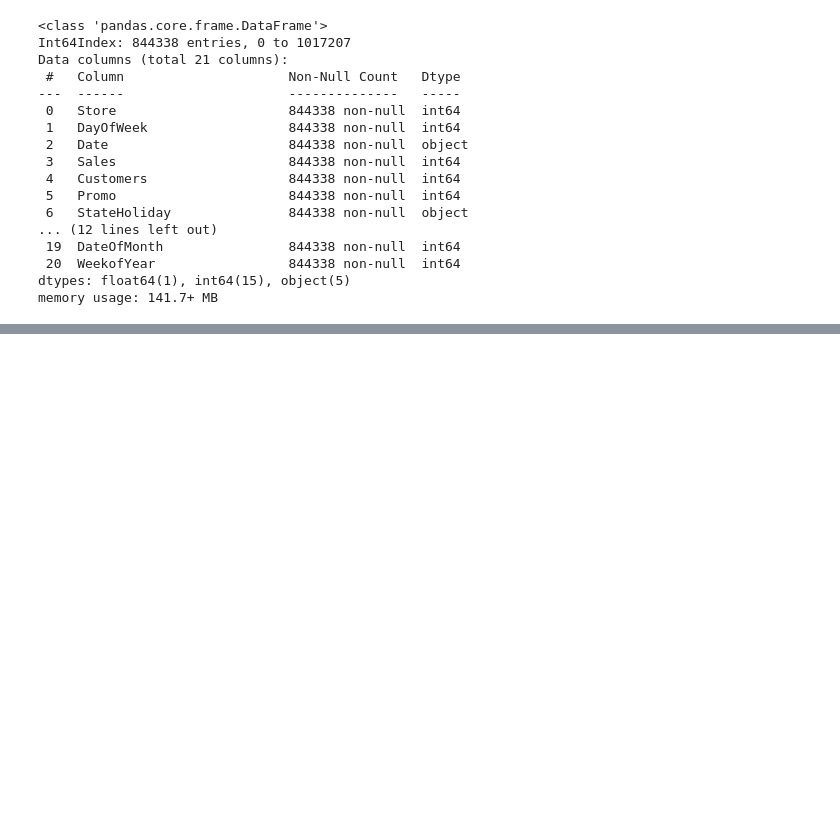
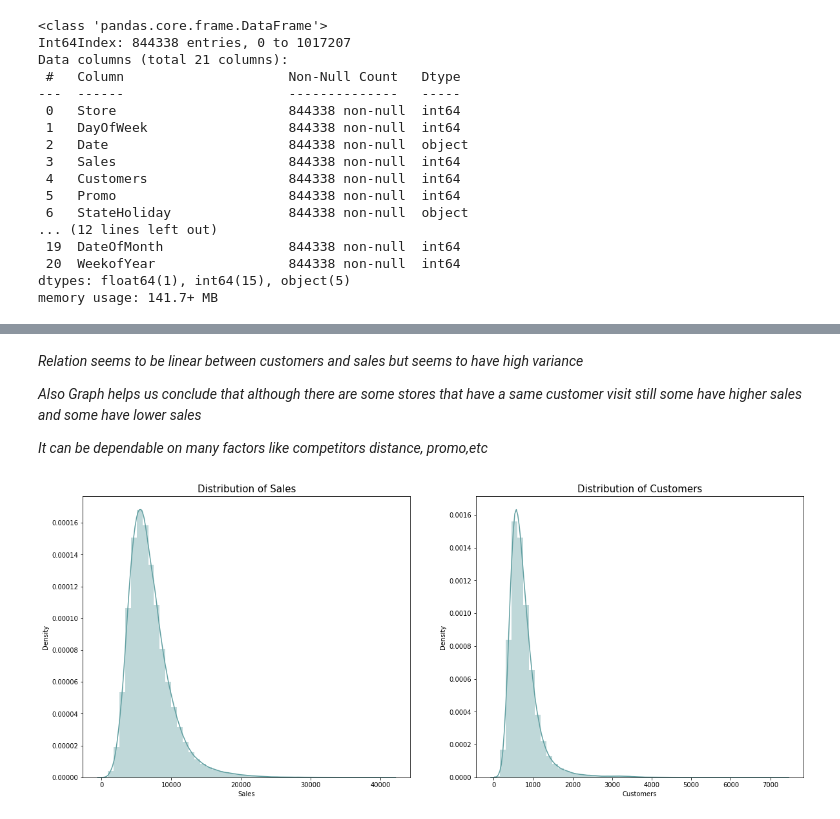
Before and after one commit to kiranmahara9600/Rossmann-Sales-Prediction, a Jupyter notebook: Rossmann_Sales_Prediction.ipynb, the cells around one changed output, grey strips where cells are left out. Drawn from its saved outputs; the diff is of its cells as text; code cells hidden in the pictures; blank space fills up the shorter version.

```diff
--- a/Rossmann_Sales_Prediction.ipynb
+++ b/Rossmann_Sales_Prediction.ipynb
@@ -678,0 +696,18 @@ memory usage: 141.7+ MB
+# %% [markdown]
+*Relation seems to be linear between customers and sales but seems to have high variance*
+
+*Also Graph  helps us conclude that although there are some stores that have a same customer visit still some have higher sales and some have lower sales*
+
+*It can be dependable on many factors like competitors distance, promo,etc*
+# %%
+#___________________________________________Block 45__________________________________________________________
+
+#to check distribution of sales and customers
+fig,axes= plt.subplots(1,2,figsize=(20,8))  #defining figure and initialising axes
+sns.distplot(rossman_stores_data['Sales'],color='cadetblue',ax=axes[0])  #distribution plot of sales
+axes[0].set_title('Distribution of Sales',fontsize=15)  #title for plot
+sns.distplot(rossman_stores_data['Customers'],color='cadetblue',ax=axes[1])  #distribution plot of sales
+axes[1].set_title('Distribution of Customers',fontsize=15)
+plt.show()
+# %% [output]
+[figure, added]
```
Also changed, not shown: parts of 16 cells of this notebook.
